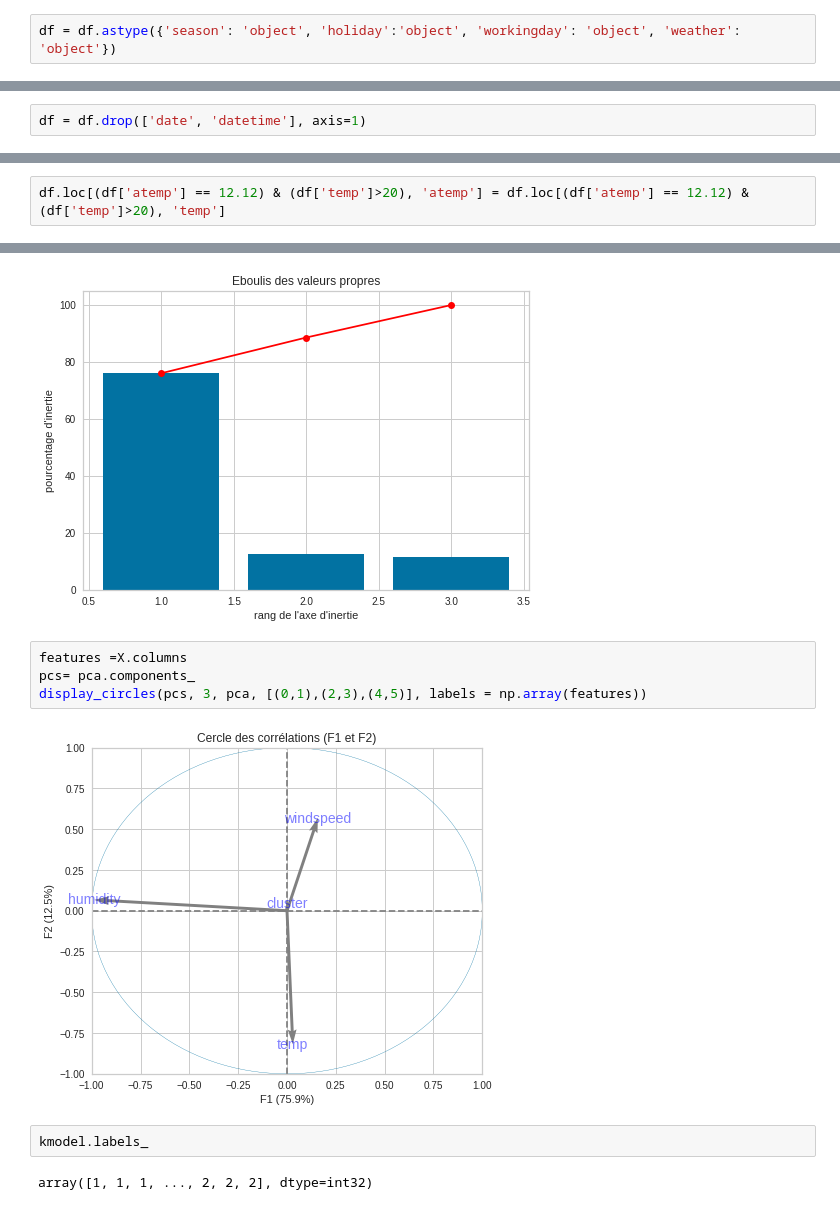
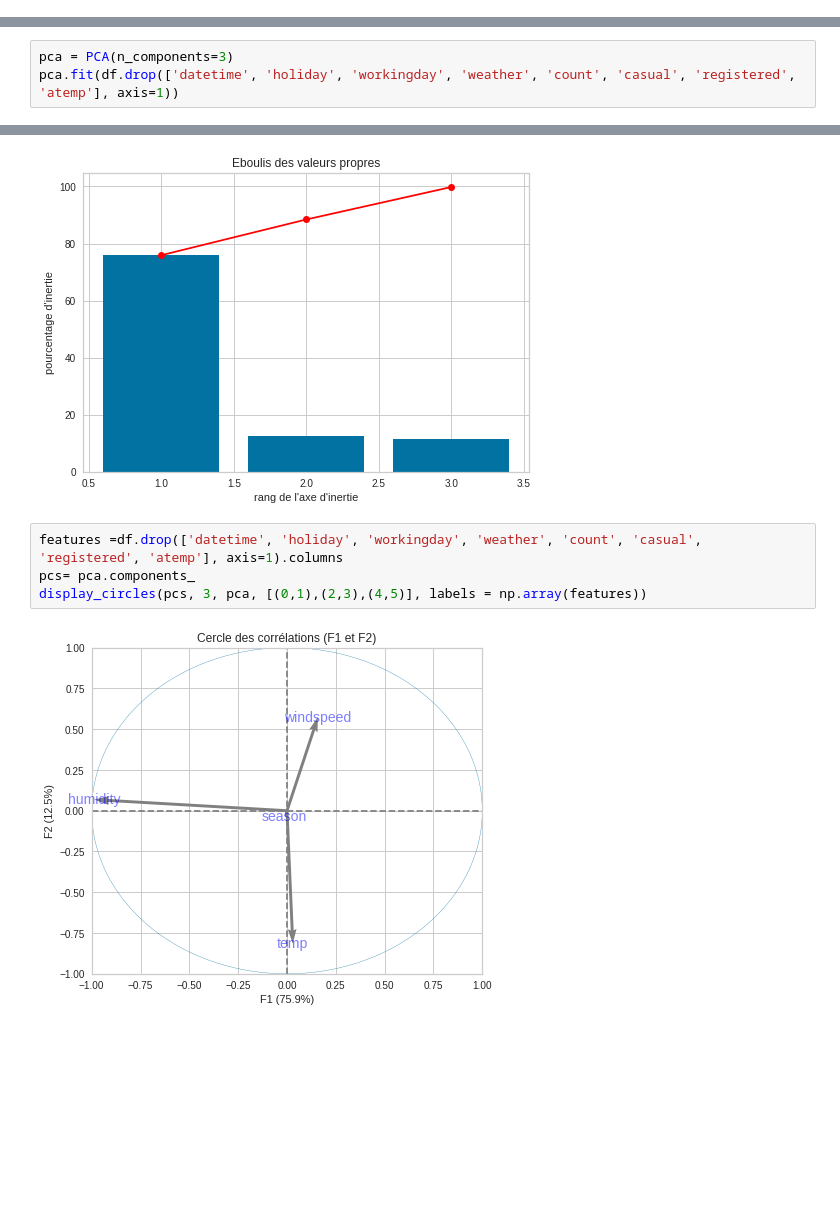
Before and after one commit to GSoulat/veloc, a Jupyter notebook: machine_learning/clusturing.ipynb, the cells around one changed output, grey strips where cells are left out. Drawn from its saved outputs; the diff is of its cells as text; blank space fills up the shorter version.

```diff
--- a/machine_learning/clusturing.ipynb
+++ b/machine_learning/clusturing.ipynb
@@ -51,2 +23,0 @@ dtype: object
-# %%
-df = df.astype({'season': 'object', 'holiday':'object', 'workingday': 'object', 'weather': 'object'})
@@ -72,2 +23,0 @@ dtype: object
-# %%
-df = df.drop(['date', 'datetime'], axis=1)
@@ -89,5 +24,3 @@ from kmodes.kprototypes import KPrototypes
-# %%
-df.loc[(df['atemp'] == 12.12) & (df['temp']>20), 'atemp'] = df.loc[(df['atemp'] == 12.12) & (df['temp']>20), 'temp']
 # %%
 from sklearn.decomposition import PCA
 from sklearn.preprocessing import OneHotEncoder, LabelEncoder
@@ -214,0 +180,3 @@ PCA(n_components=3)
+# %%
+pca = PCA(n_components=3)
+pca.fit(df.drop(['datetime', 'holiday', 'workingday', 'weather', 'count', 'casual', 'registered', 'atemp'], axis=1))
@@ -217,12 +187,8 @@ display_scree_plot(pca)
 # %% [output]
 [figure]
 # %%
-features =X.columns
+features =df.drop(['datetime', 'holiday', 'workingday', 'weather', 'count', 'casual', 'registered', 'atemp'], axis=1).columns
 pcs= pca.components_
 display_circles(pcs, 3, pca, [(0,1),(2,3),(4,5)], labels = np.array(features))
 # %% [output]
-[figure, old version]
+[figure, new version]
-# %%
-kmodel.labels_
-# %% [output]
-array([1, 1, 1, ..., 2, 2, 2], dtype=int32)
```
Also changed, not shown: parts of 30 cells of this notebook, 7 other files.
